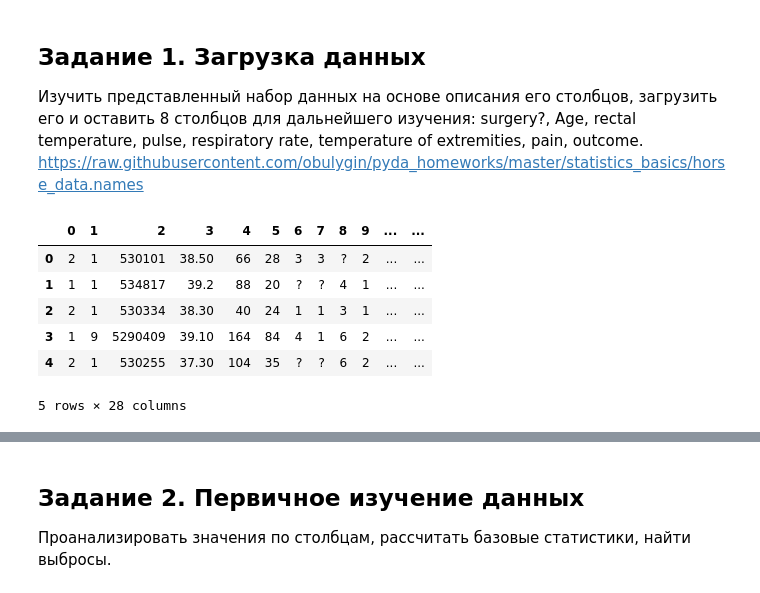
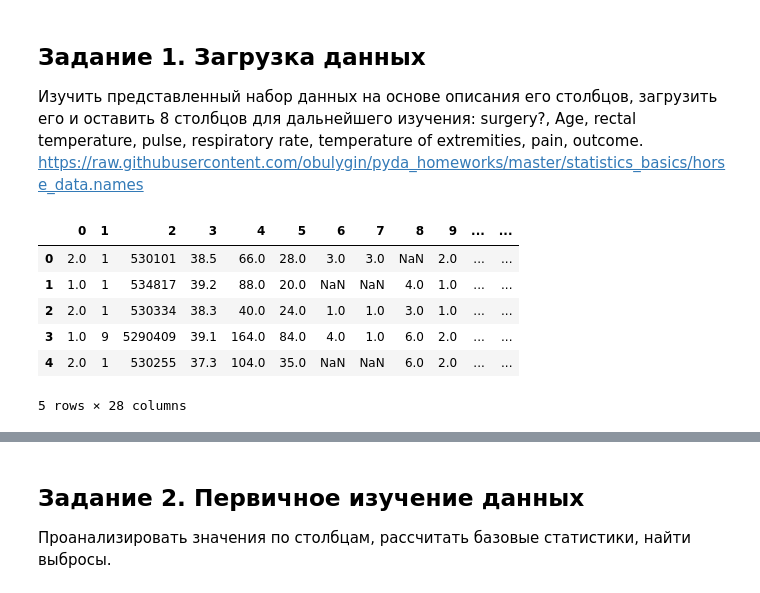
Before and after one commit to enka3388/HW_Basic_Statistics_Python, a Jupyter notebook: HW_Basic_statistics_Python.ipynb, the cells around one changed output, grey strips where cells are left out. Drawn from its saved outputs; the diff is of its cells as text; code cells hidden in the pictures.

```diff
--- a/HW_Basic_statistics_Python.ipynb
+++ b/HW_Basic_statistics_Python.ipynb
@@ -9,14 +9,14 @@ https://raw.githubusercontent.com/obulygin/pyda_homeworks/master/statistics_basi
 # %%
 import pandas as pd
 # %%
-# загружаем данные со столбцами без названия, используя header = None
-df = pd.read_csv('horse_data.csv', header = None)
+# загружаем данные со столбцами без названия, используя header = None, na_values - для замены символа ? на NaN
+df = pd.read_csv('horse_data.csv', header = None, na_values = '?', encoding ='Utf-8')
 df.head()
 # %% [output]
 |  | 0 | 1 | 2 | 3 | 4 | 5 | 6 | 7 | 8 | 9 | ... | ... |
-| 0 | 2 | 1 | 530101 | 38.50 | 66 | 28 | 3 | 3 | ? | 2 | ... | ... |
-| 1 | 1 | 1 | 534817 | 39.2 | 88 | 20 | ? | ? | 4 | 1 | ... | ... |
-| 2 | 2 | 1 | 530334 | 38.30 | 40 | 24 | 1 | 1 | 3 | 1 | ... | ... |
-| 3 | 1 | 9 | 5290409 | 39.10 | 164 | 84 | 4 | 1 | 6 | 2 | ... | ... |
-| 4 | 2 | 1 | 530255 | 37.30 | 104 | 35 | ? | ? | 6 | 2 | ... | ... |
+| 0 | 2.0 | 1 | 530101 | 38.5 | 66.0 | 28.0 | 3.0 | 3.0 | NaN | 2.0 | ... | ... |
+| 1 | 1.0 | 1 | 534817 | 39.2 | 88.0 | 20.0 | NaN | NaN | 4.0 | 1.0 | ... | ... |
+| 2 | 2.0 | 1 | 530334 | 38.3 | 40.0 | 24.0 | 1.0 | 1.0 | 3.0 | 1.0 | ... | ... |
+| 3 | 1.0 | 9 | 5290409 | 39.1 | 164.0 | 84.0 | 4.0 | 1.0 | 6.0 | 2.0 | ... | ... |
+| 4 | 2.0 | 1 | 530255 | 37.3 | 104.0 | 35.0 | NaN | NaN | 6.0 | 2.0 | ... | ... |
 5 rows × 28 columns
```
Also changed, not shown: parts of 22 cells of this notebook.
